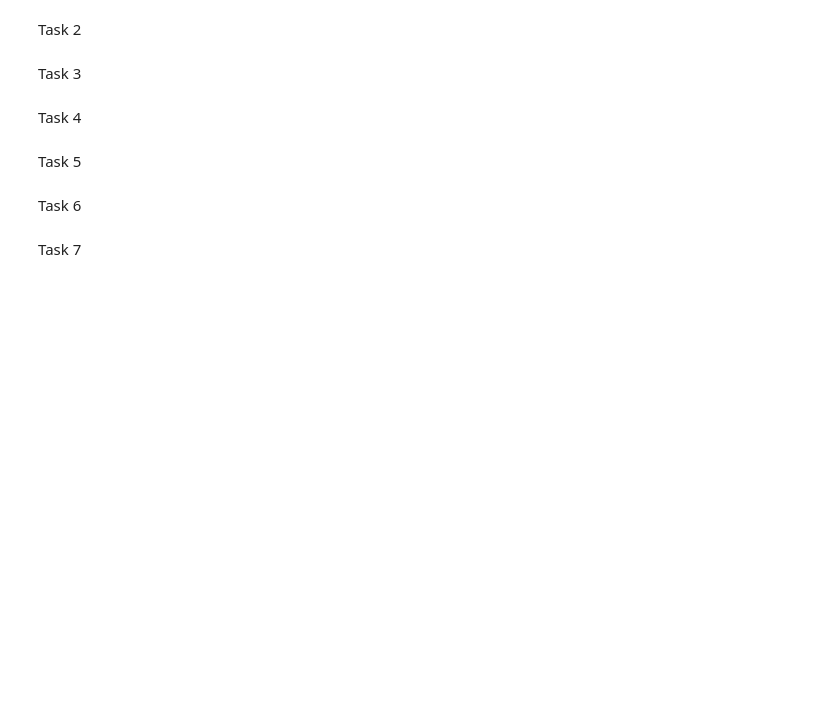
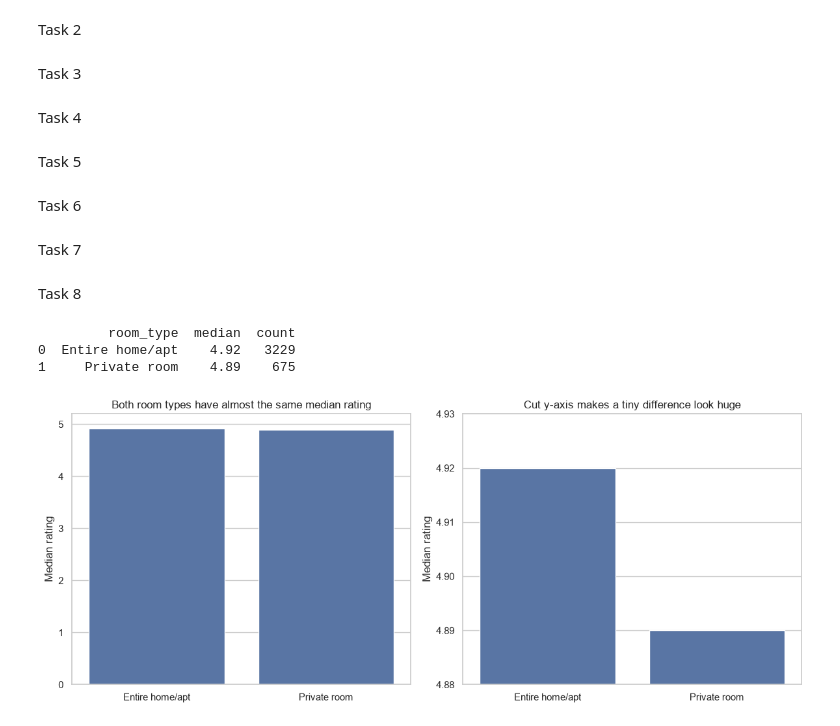
Before and after one commit to marynarymkevich/code-labs, a Jupyter notebook: DataAnalysis/lab7.ipynb, the cells around one changed output. Saved outputs shown, nothing was run; the diff lists cells and outputs as text; code cells hidden in the pictures; blank space fills up the shorter version.

Commit message:
task 8

```diff
--- a/DataAnalysis/lab7.ipynb
+++ b/DataAnalysis/lab7.ipynb
@@ -197,3 +197,48 @@ plt.show()
 
 # The line is almost flat from 2014 to 2022, then goes up and 2026 is much higher than all other years.
 # It means these listings are still active and getting new reviews
+# %% [markdown]
+Task 8
+# %%
+two_types = listings[listings['room_type'].isin(['Entire home/apt', 'Private room'])]
+
+medians = (
+    two_types.groupby('room_type')['review_scores_rating']
+    .agg(['median', 'count'])
+    .reset_index()
+)
+print(medians)
+
+# 1. The same two bars twice
+fig, axes = plt.subplots(1, 2, figsize=(12, 5))
+
+sns.barplot(data=medians, x='room_type', y='median', ax=axes[0])
+axes[0].set_ylim(0, 5.2)
+axes[0].set_title('Both room types have almost the same median rating')
+axes[0].set_xlabel('')
+axes[0].set_ylabel('Median rating')
+
+sns.barplot(data=medians, x='room_type', y='median', ax=axes[1])
+axes[1].set_ylim(4.88, 4.93)
+axes[1].set_title('Cut y-axis makes a tiny difference look huge')
+axes[1].set_xlabel('')
+axes[1].set_ylabel('Median rating')
+
+plt.tight_layout()
+plt.show()
+
+# 2. Save the honest chart as rating_per_room_type.png
+fig_honest, ax = plt.subplots(figsize=(8, 5))
+sns.barplot(data=medians, x='room_type', y='median', ax=ax)
+ax.set_ylim(0, 5.2)
+ax.set_title('Both room types have almost the same median rating')
+ax.set_xlabel('')
+ax.set_ylabel('Median rating')
+
+fig_honest.savefig('rating_per_room_type.png', dpi=150, bbox_inches='tight')
+plt.close(fig_honest)
+# %% [output]
+         room_type  median  count
+0  Entire home/apt    4.92   3229
+1     Private room    4.89    675
+[figure, added]
```
